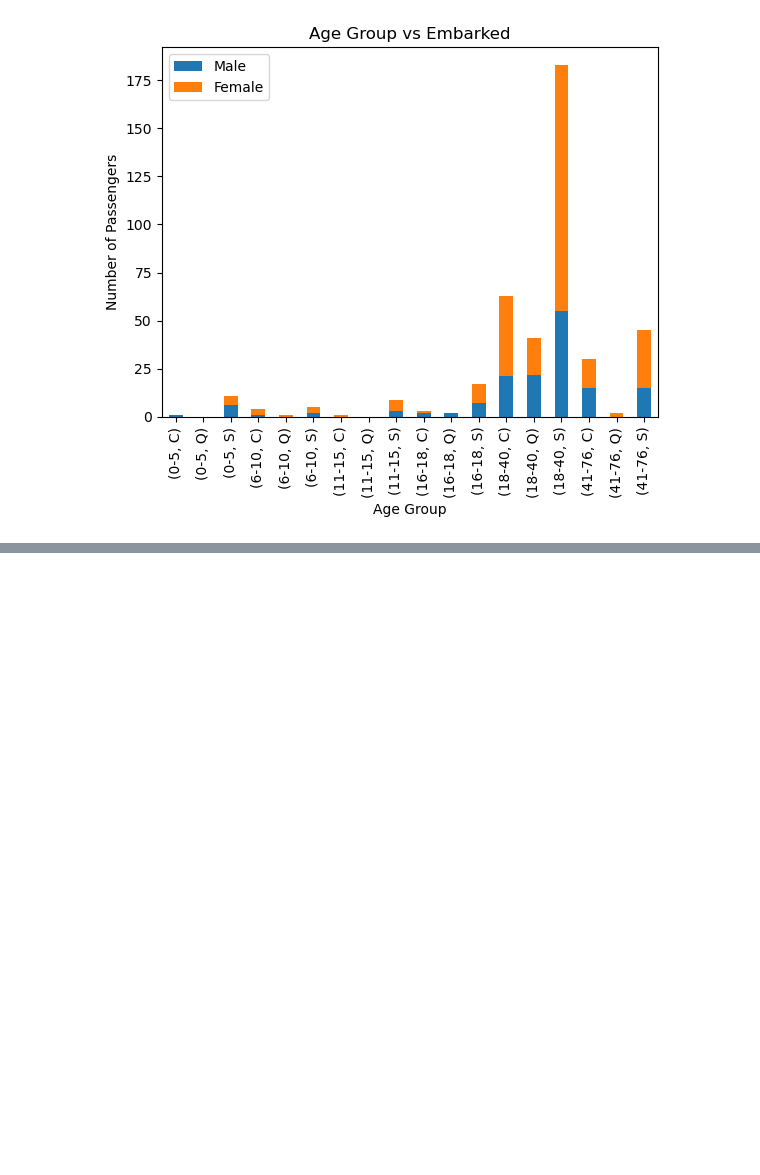
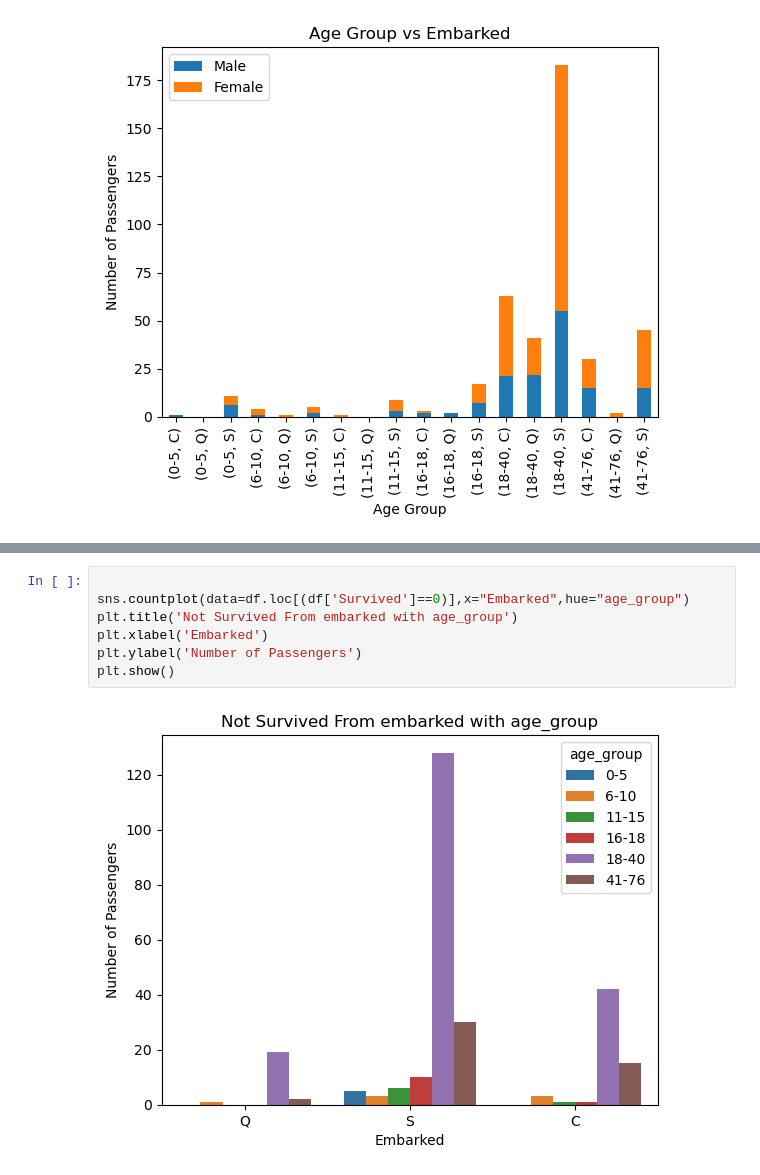
Before and after one commit to najeebjony/alfido_tech, a Jupyter notebook: titanic_prediction.ipynb, the cells around one changed output, grey strips where cells are left out. Drawn from its saved outputs; the diff is of its cells as text; blank space fills up the shorter version.

```diff
--- a/titanic_prediction.ipynb
+++ b/titanic_prediction.ipynb
@@ -533,0 +555,9 @@ plt.show()
+# %%
+
+sns.countplot(data=df.loc[(df['Survived']==0)],x="Embarked",hue="age_group")
+plt.title('Not Survived From embarked with age_group')
+plt.xlabel('Embarked')
+plt.ylabel('Number of Passengers')
+plt.show()
+# %% [output]
+[figure, added]
```
Also changed, not shown: parts of 17 cells of this notebook.
